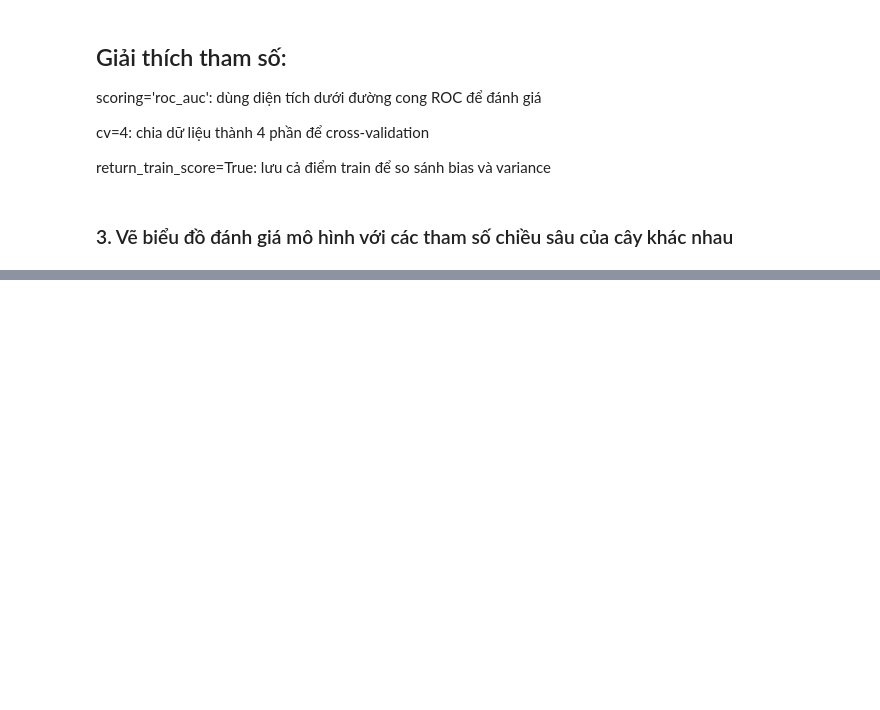
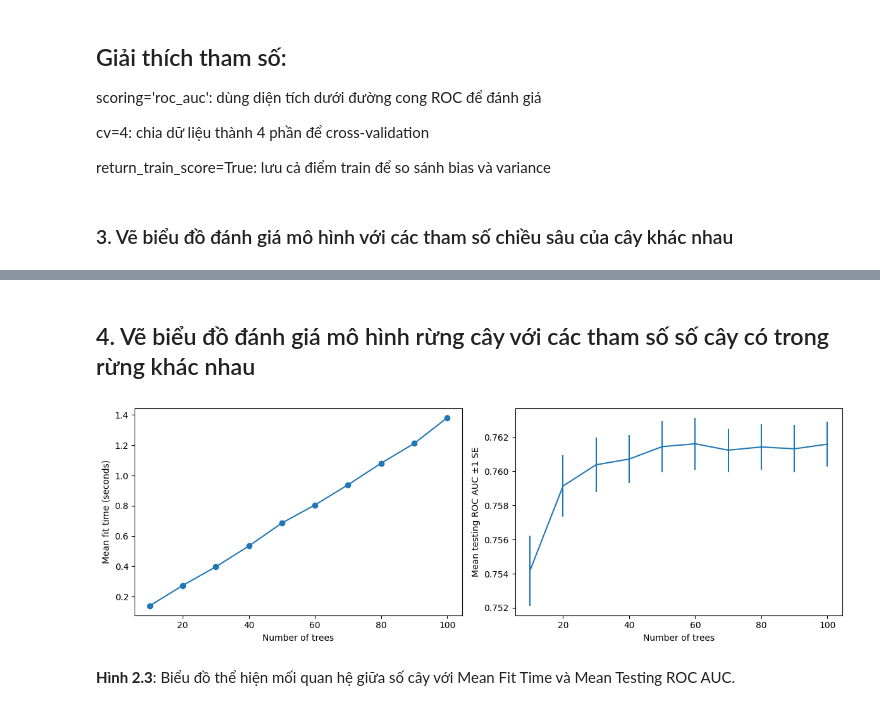
Before and after one commit to qdatether/ueh25_kythuatlaptrinh_stata_python_st3, a Jupyter notebook: Bai_tap_tren_lop/Mid-term/2.1-2.2.2.ipynb, the cells around one changed output, grey strips where cells are left out. Saved outputs shown, nothing was run; the diff lists cells and outputs as text; code cells hidden in the pictures; blank space fills up the shorter version.

```diff
--- a/Bai_tap_tren_lop/Mid-term/2.1-2.2.2.ipynb
+++ b/Bai_tap_tren_lop/Mid-term/2.1-2.2.2.ipynb
@@ -206,0 +309,17 @@ plt.show()
+# %%
+from sklearn.model_selection import GridSearchCV
+
+rf_params_ex = {'n_estimators': list(range(10, 110, 10))}
+
+cv_rf_ex = GridSearchCV(
+    rf,
+    param_grid=rf_params_ex,
+    scoring='roc_auc',
+    refit=True,
+    cv=4,
+    verbose=1,
+    error_score=np.nan,
+    return_train_score=True
+)
+
+cv_rf_ex.fit(X_train, y_train)
@@ -206,0 +334,32 @@ plt.show()
+# %% [markdown]
+## 4. Vẽ biểu đồ đánh giá mô hình rừng cây với các tham số số cây có trong rừng khác nhau
+# %%
+cv_rf_ex_results_df = pd.DataFrame(cv_rf_ex.cv_results_)
+
+fig, axs = plt.subplots(1, 2, figsize=(12, 4))
+
+# Biểu đồ 1: Mean fit time
+axs[0].plot(
+    cv_rf_ex_results_df['param_n_estimators'],
+    cv_rf_ex_results_df['mean_fit_time'],
+    '-o'
+)
+axs[0].set_xlabel('Number of trees')
+axs[0].set_ylabel('Mean fit time (seconds)')
+
+# Biểu đồ 2: Mean testing ROC AUC
+axs[1].errorbar(
+    cv_rf_ex_results_df['param_n_estimators'],
+    cv_rf_ex_results_df['mean_test_score'],
+    yerr=cv_rf_ex_results_df['std_test_score'] / np.sqrt(4)
+)
+axs[1].set_xlabel('Number of trees')
+axs[1].set_ylabel('Mean testing ROC AUC ±1 SE')
+plt.tight_layout()
+plt.savefig("roc_auc.png", dpi=300, bbox_inches='tight')
+plt.show()
+
+display(Markdown("**Hình 2.3**: Biểu đồ thể hiện mối quan hệ giữa số cây với Mean Fit Time và Mean Testing ROC AUC."))
+# %% [output]
+[figure, added]
+**Hình 2.3**: Biểu đồ thể hiện mối quan hệ giữa số cây với Mean Fit Time và Mean Testing ROC AUC.
```
Also changed, not shown: parts of 17 cells of this notebook, 4 other files.
